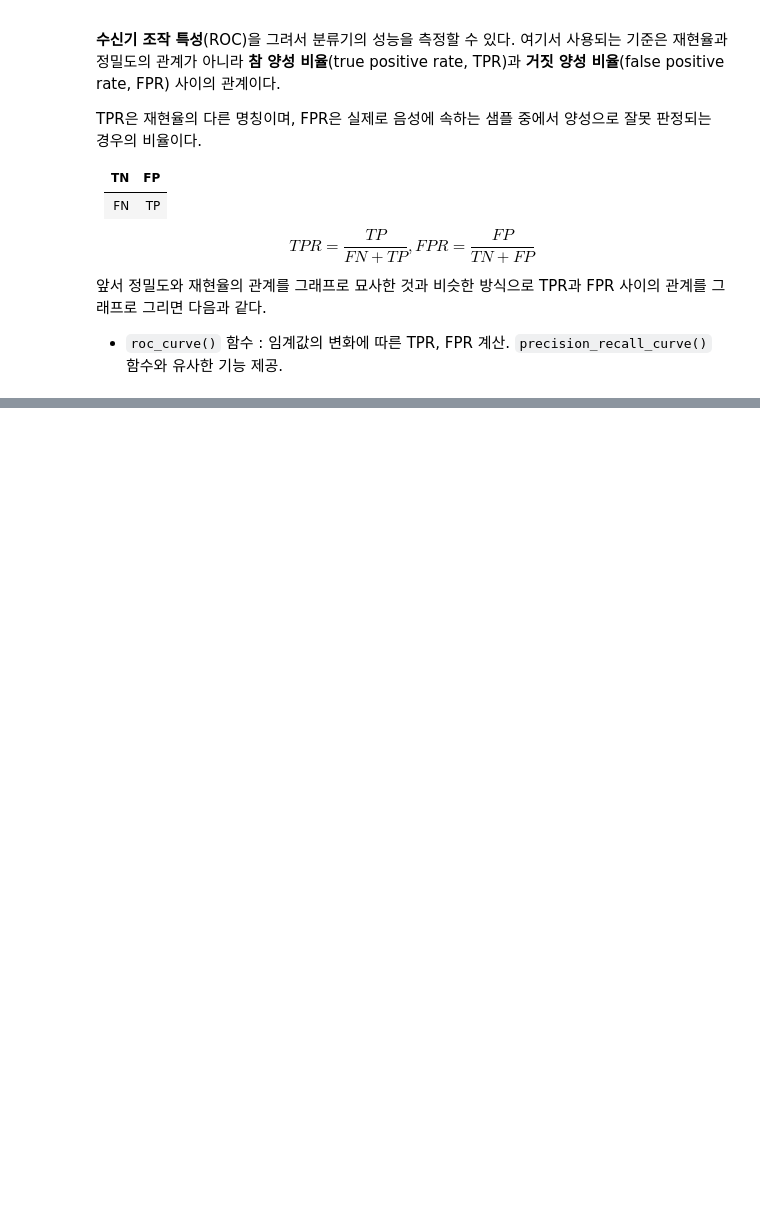
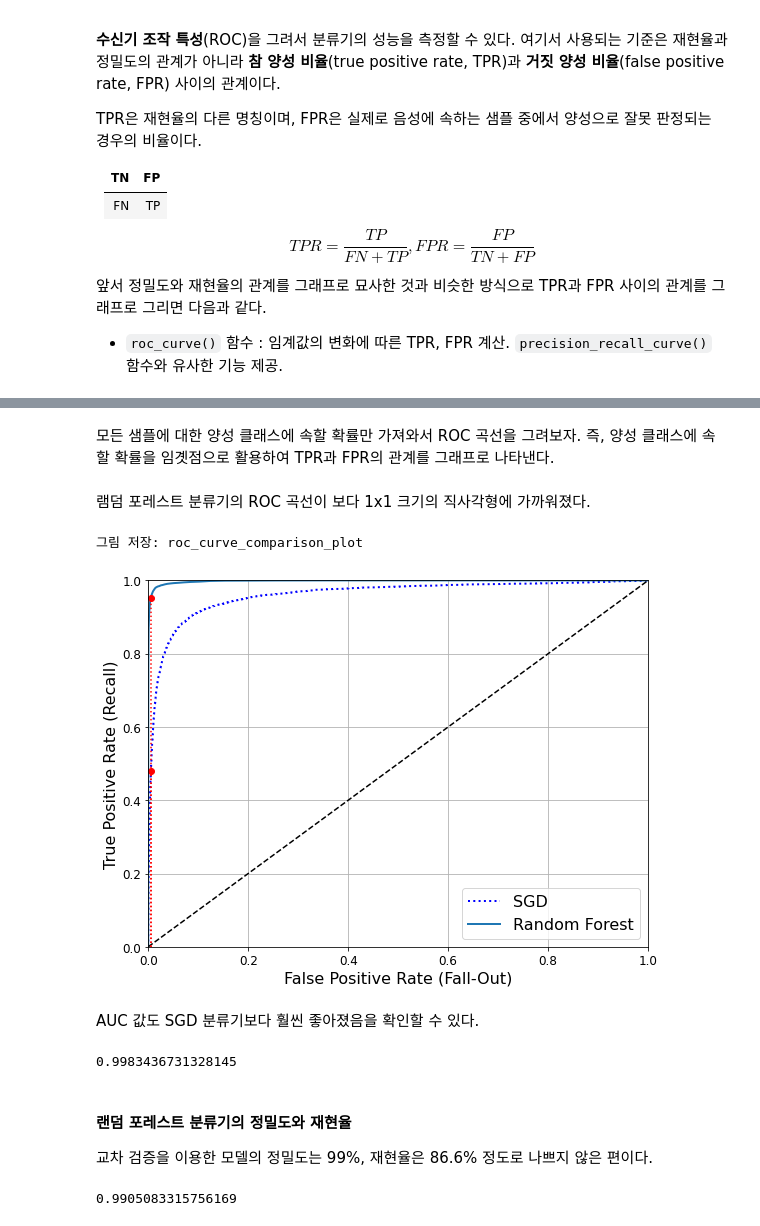
Before and after one commit to Moerai/Hands_On_ML-DL_Study, a Jupyter notebook: handson2_ML03.ipynb, the cells around one changed output, grey strips where cells are left out. Cells and saved outputs as stored; diff of their text form; code cells hidden in the pictures; blank space fills up the shorter version.

```diff
--- a/handson2_ML03.ipynb
+++ b/handson2_ML03.ipynb
@@ -485,0 +523,5 @@ fpr, tpr, thresholds = roc_curve(y_train_5, y_scores)
+# %%
+from sklearn.ensemble import RandomForestClassifier
+forest_clf = RandomForestClassifier(n_estimators=100, random_state=42)
+y_probas_forest = cross_val_predict(forest_clf, X_train, y_train_5, cv=3,
+                                    method="predict_proba")
@@ -485,0 +540,45 @@ fpr, tpr, thresholds = roc_curve(y_train_5, y_scores)
+# %% [markdown]
+모든 샘플에 대한 양성 클래스에 속할 확률만 가져와서 ROC 곡선을 그려보자. 즉, 양성 클래스에 속할 확률을 임곗점으로 활용하여 TPR과 FPR의 관계를 그래프로 나타낸다.
+# %%
+y_scores_forest = y_probas_forest[:, 1] # 점수 = 양성 클래스의 확률
+
+fpr_forest, tpr_forest, thresholds_forest = roc_curve(y_train_5,y_scores_forest)
+# %% [markdown]
+램덤 포레스트 분류기의 ROC 곡선이 보다 1x1 크기의 직사각형에 가까워졌다.
+# %%
+# 램덤 포레스트 분류기의 ROC 곡선 그리기
+recall_for_forest = tpr_forest[np.argmax(fpr_forest >= fpr_90)]  # 90% FPR에 대응하는 TPR. 약 0.95
+
+plt.figure(figsize=(8, 6))
+
+# 파랑 점 곡선: SGD 분류기의 ROC 곡선
+plt.plot(fpr, tpr, "b:", linewidth=2, label="SGD")
+# 파랑 실선: 랜덤 포레스트 분류기의 ROC 곡선
+plot_roc_curve(fpr_forest, tpr_forest, "Random Forest")
+
+plt.plot([fpr_90, fpr_90], [0., recall_90_precision], "r:")      # 짧은 빵강 수직 점선
+plt.plot([0.0, fpr_90], [recall_90_precision, recall_90_precision], "r:")  # 아랫쪽 빨강 수평 점선 (거의 안보임)
+plt.plot([fpr_90], [recall_90_precision], "ro")                  # 아래쪽 빨강 점. 좌표는 (0.0053, 0.48) 정도
+plt.plot([fpr_90, fpr_90], [0., recall_for_forest], "r:")        # 윗쪽 빨강 수평 점선 (거의 안보임)
+plt.plot([fpr_90], [recall_for_forest], "ro")                    # 위쪽 빨강 점. 좌표는 (0.0053, 0.95) 정도
+plt.grid(True)
+plt.legend(loc="lower right", fontsize=16)
+save_fig("roc_curve_comparison_plot")
+plt.show()
+# %% [output]
+그림 저장: roc_curve_comparison_plot
+[figure, added]
+# %% [markdown]
+AUC 값도 SGD 분류기보다 훨씬 좋아졌음을 확인할 수 있다.
+# %%
+roc_auc_score(y_train_5, y_scores_forest)
+# %% [output]
+0.9983436731328145
+# %% [markdown]
+#### 랜덤 포레스트 분류기의 정밀도와 재현율
+교차 검증을 이용한 모델의 정밀도는 99%, 재현율은 86.6% 정도로 나쁘지 않은 편이다.
+# %%
+y_train_pred_forest = cross_val_predict(forest_clf, X_train, y_train_5, cv=3)
+precision_score(y_train_5, y_train_pred_forest)
+# %% [output]
+0.9905083315756169
```
Also changed, not shown: parts of 9 cells of this notebook.
